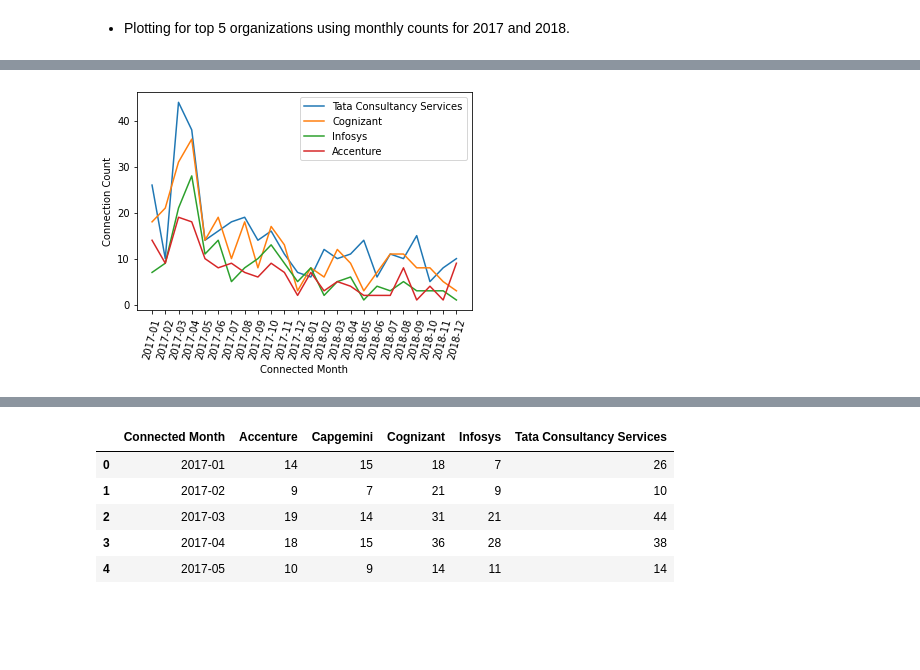
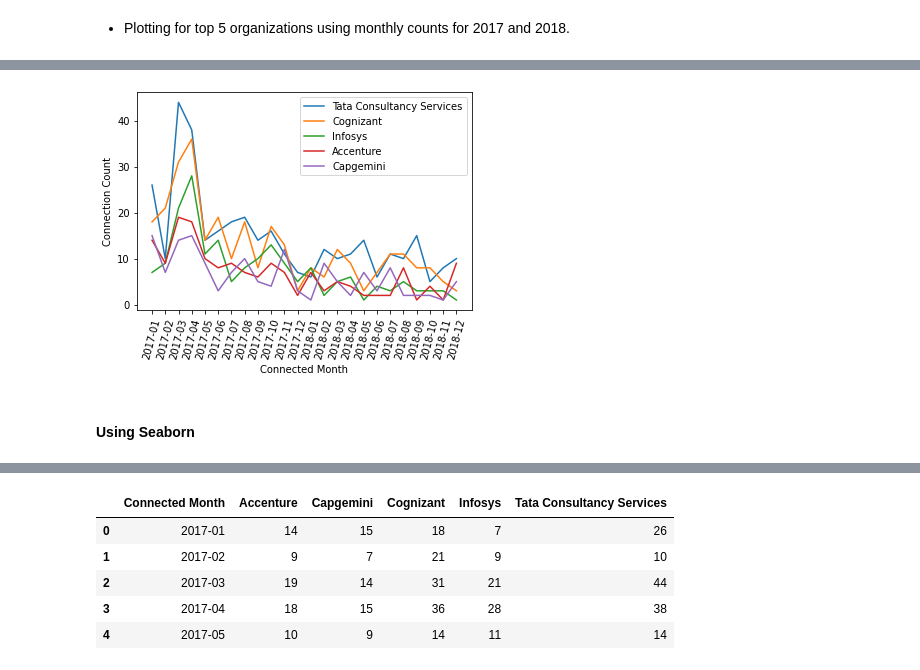
Before and after one commit to dgadiraju/itversity-books, a Jupyter notebook: Data Engineering Bootcamp/30 Basics of Programming using Python/08 Data Visualization.ipynb, the cells around one changed output, grey strips where cells are left out. Drawn from its saved outputs; the diff is of its cells as text; code cells hidden in the pictures; blank space fills up the shorter version.

Commit message:
Pushing Basics of Programming using Python

```diff
--- a/Data Engineering Bootcamp/30 Basics of Programming using Python/08 Data Visualization.ipynb
+++ b/Data Engineering Bootcamp/30 Basics of Programming using Python/08 Data Visualization.ipynb
@@ -532,3 +539,6 @@ Let us understand how to plot using loops.
 * We will get top 5 organizations by connection count.
 * We will get count by month for the years of 2017 and 2018 for top 5 organizations.
 * Once we get counts by month for top 5 organizations, we should be able to plot for all organizations using loop.
+# %%
+base_dir = '/Users/itversity/Research/data/linkedin'
+source_file = '{base_dir}/{file_name}'
@@ -534,0 +564,4 @@ Let us understand how to plot using loops.
+# %%
+connections = connections. \
+    query('`Connected On`.str.contains("2017") or `Connected On`.str.contains("2018")', engine='python')
+connections.head()
@@ -534,0 +577,3 @@ Let us understand how to plot using loops.
+# %%
+connection_count_by_company = connections.groupby('Company')['Company'].count()
+connection_count_by_company.head()
@@ -594,6 +640,5 @@ See the caveats in the documentation: http://pandas.pydata.org/pandas-docs/stabl
 # %%
 connections_top5_count_by_month = connections_top5. \
-    query('`Connected On`.str.contains("2017") or `Connected On`.str.contains("2018")'). \
     groupby(["Company", "Connected Month"])["Connected Month"]. \
     count()
 connections_top5_count_by_month
@@ -656,19 +736,21 @@ plt.show()
 # %%
 from matplotlib import pyplot as plt
 
-for org in organizations_top5.index.to_list()[:4]:
+for org in organizations_top5.index.to_list():
     data = connections_top5_count_by_month[
         connections_top5_count_by_month.index.get_level_values(0) == org
     ]
-    x = data.index.get_level_values(1).to_list()
+    x = data.index.get_level_values(1).tolist()
     y = data.values.tolist()
     plt.plot(x, y, label=org)
 
 plt.xlabel("Connected Month")
 plt.ylabel("Connection Count")
 
 plt.legend()
 plt.xticks(rotation=75)
 plt.show()
 # %% [output]
-[figure, old version]
+[figure, new version]
+# %% [markdown]
+#### Using Seaborn
```
Also changed, not shown: parts of 97 cells of this notebook, 6 other files.
